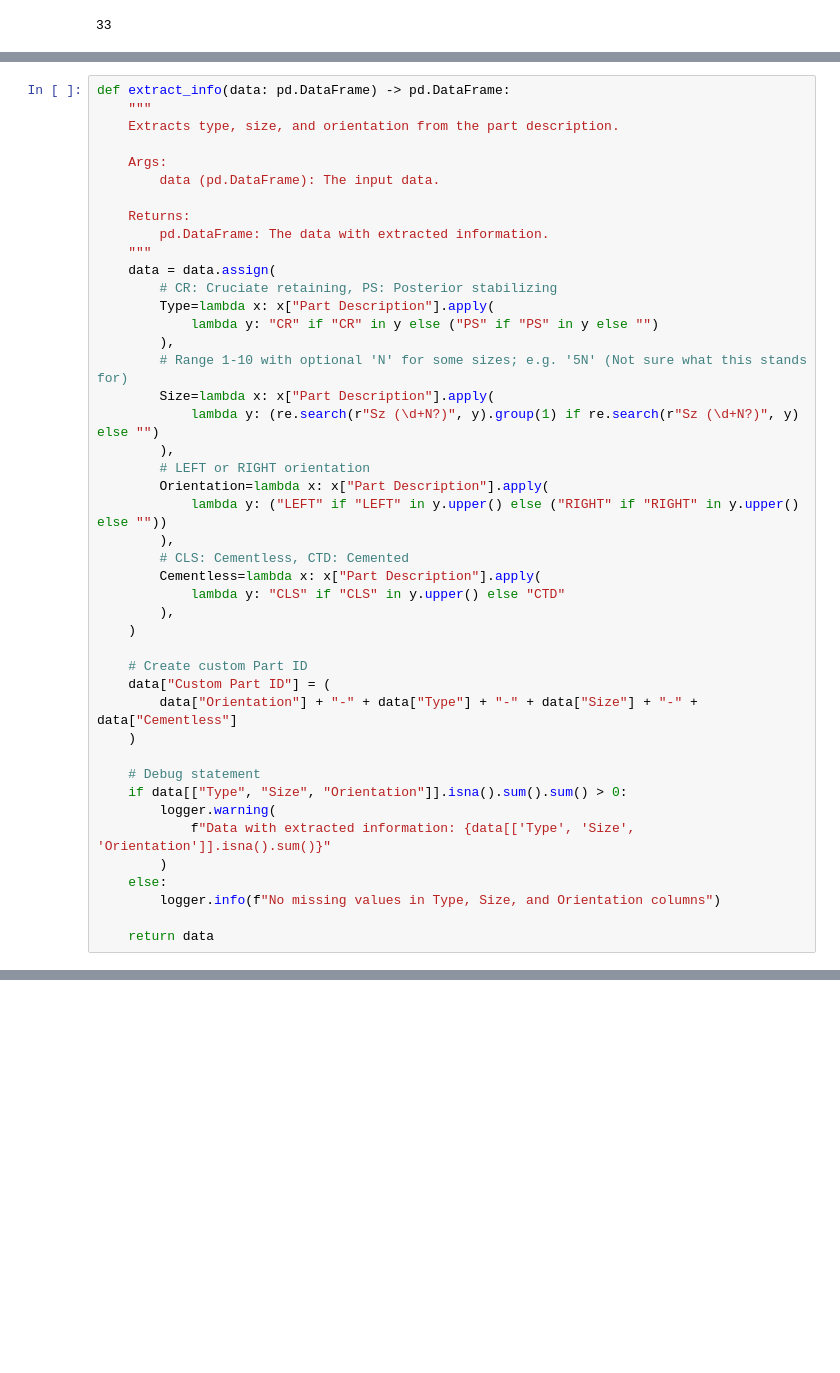
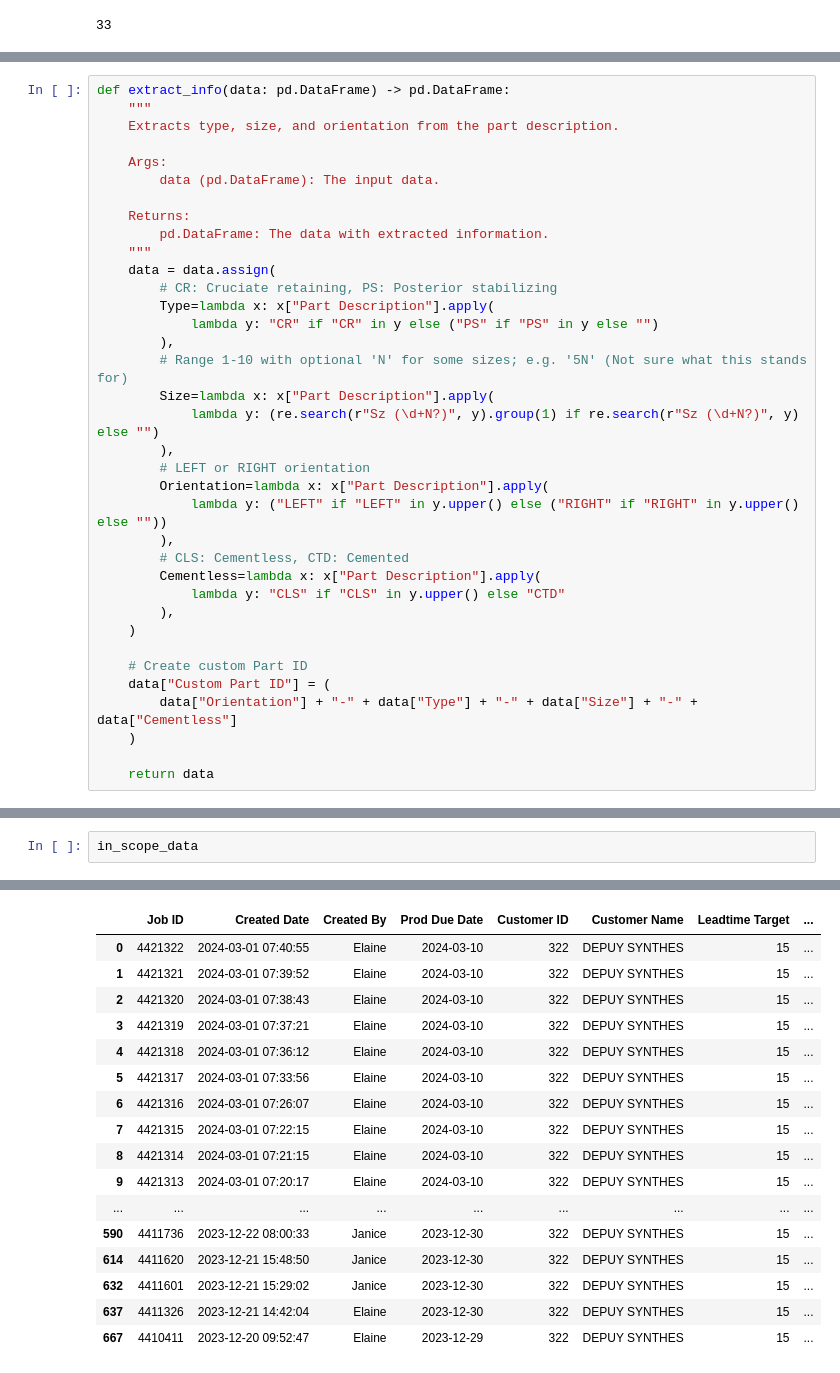
Before and after one commit to sean-comerford/EIT-Epsilon, a Jupyter notebook: notebooks/linear_programming_implementation.ipynb, the cells around one changed output, grey strips where cells are left out. Saved outputs shown, nothing was run; the diff lists cells and outputs as text; blank space fills up the shorter version.

```diff
--- a/notebooks/linear_programming_implementation.ipynb
+++ b/notebooks/linear_programming_implementation.ipynb
@@ -609,14 +630,6 @@ def extract_info(data: pd.DataFrame) -> pd.DataFrame:
         data["Orientation"] + "-" + data["Type"] + "-" + data["Size"] + "-" + data["Cementless"]
     )
 
-    # Debug statement
-    if data[["Type", "Size", "Orientation"]].isna().sum().sum() > 0:
-        logger.warning(
-            f"Data with extracted information: {data[['Type', 'Size', 'Orientation']].isna().sum()}"
-        )
-    else:
-        logger.info(f"No missing values in Type, Size, and Orientation columns")
-
     return data
 # %%
 in_scope_data = extract_info(in_scope_data)
@@ -640,0 +636,3 @@ NameError: name 're' is not defined
+# %%
+in_scope_data
+# %% [output]
@@ -640,0 +640,17 @@ NameError: name 're' is not defined
+|  | Job ID | Created Date | Created By | Prod Due Date | Customer ID | Customer Name | Leadtime Target | ... |
+| 0 | 4421322 | 2024-03-01 07:40:55 | Elaine | 2024-03-10 | 322 | DEPUY SYNTHES | 15 | ... |
+| 1 | 4421321 | 2024-03-01 07:39:52 | Elaine | 2024-03-10 | 322 | DEPUY SYNTHES | 15 | ... |
+| 2 | 4421320 | 2024-03-01 07:38:43 | Elaine | 2024-03-10 | 322 | DEPUY SYNTHES | 15 | ... |
+| 3 | 4421319 | 2024-03-01 07:37:21 | Elaine | 2024-03-10 | 322 | DEPUY SYNTHES | 15 | ... |
+| 4 | 4421318 | 2024-03-01 07:36:12 | Elaine | 2024-03-10 | 322 | DEPUY SYNTHES | 15 | ... |
+| 5 | 4421317 | 2024-03-01 07:33:56 | Elaine | 2024-03-10 | 322 | DEPUY SYNTHES | 15 | ... |
+| 6 | 4421316 | 2024-03-01 07:26:07 | Elaine | 2024-03-10 | 322 | DEPUY SYNTHES | 15 | ... |
+| 7 | 4421315 | 2024-03-01 07:22:15 | Elaine | 2024-03-10 | 322 | DEPUY SYNTHES | 15 | ... |
+| 8 | 4421314 | 2024-03-01 07:21:15 | Elaine | 2024-03-10 | 322 | DEPUY SYNTHES | 15 | ... |
+| 9 | 4421313 | 2024-03-01 07:20:17 | Elaine | 2024-03-10 | 322 | DEPUY SYNTHES | 15 | ... |
+| ... | ... | ... | ... | ... | ... | ... | ... | ... |
+| 590 | 4411736 | 2023-12-22 08:00:33 | Janice | 2023-12-30 | 322 | DEPUY SYNTHES | 15 | ... |
+| 614 | 4411620 | 2023-12-21 15:48:50 | Janice | 2023-12-30 | 322 | DEPUY SYNTHES | 15 | ... |
+| 632 | 4411601 | 2023-12-21 15:29:02 | Janice | 2023-12-30 | 322 | DEPUY SYNTHES | 15 | ... |
+| 637 | 4411326 | 2023-12-21 14:42:04 | Elaine | 2023-12-30 | 322 | DEPUY SYNTHES | 15 | ... |
+| 667 | 4410411 | 2023-12-20 09:52:47 | Elaine | 2023-12-29 | 322 | DEPUY SYNTHES | 15 | ... |
```
Also changed, not shown: parts of 6 cells of this notebook, 4 other files.
